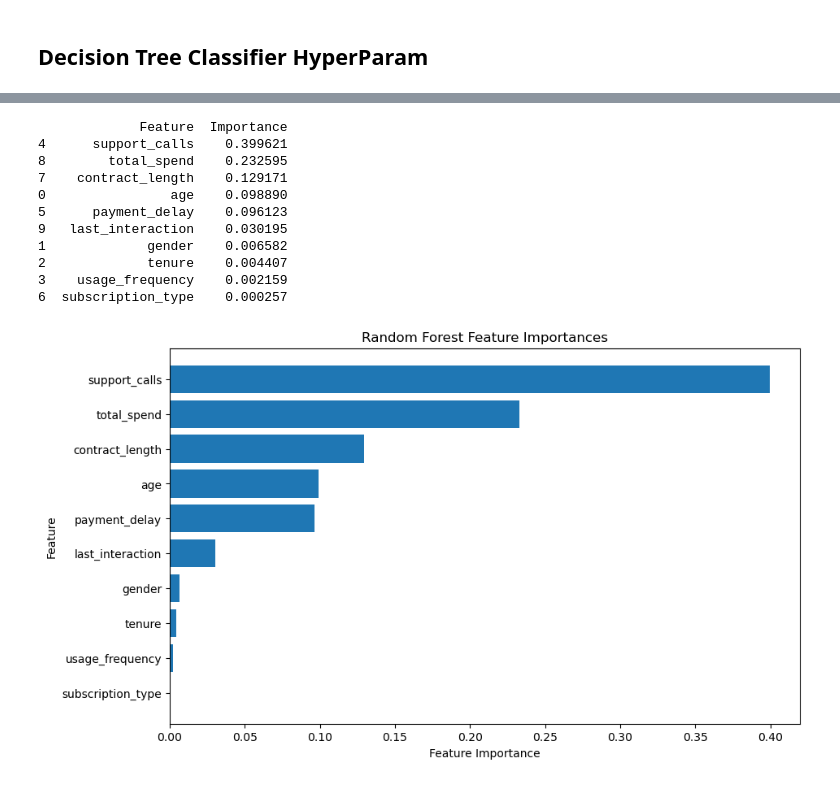
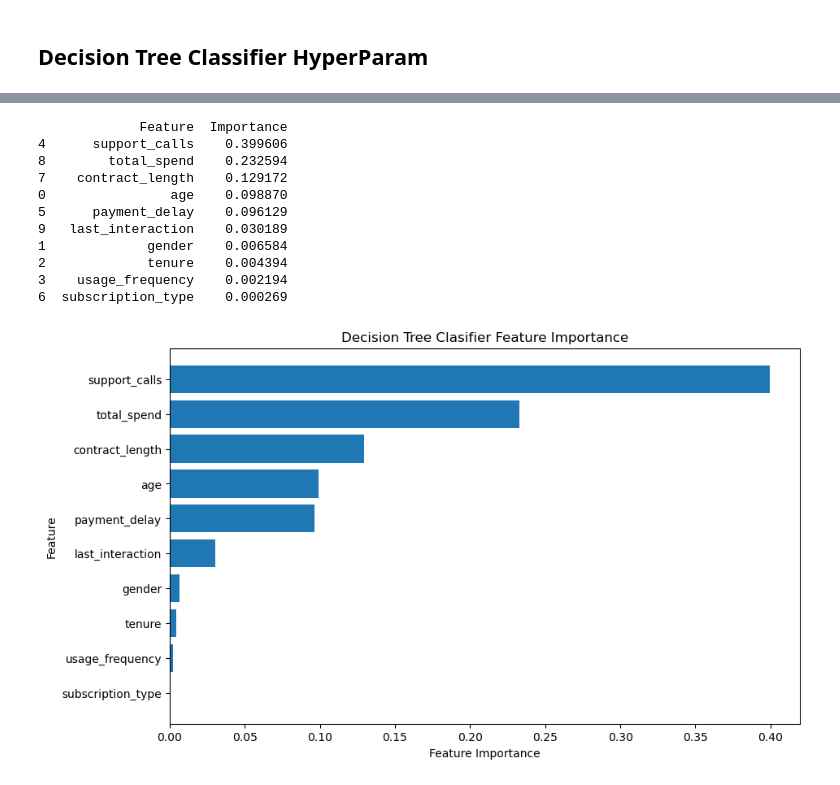
Before and after one commit to ndjo-byte/Machine_Learning_ChurnRate, a Jupyter notebook: Churn_Classifier_Project/notebooks/03_EntrenamientoEvaluación/02_DecisTreeClass_EntrenEval.ipynb, the cells around one changed output, grey strips where cells are left out. Saved outputs shown, nothing was run; the diff lists cells and outputs as text; code cells hidden in the pictures.

```diff
--- a/Churn_Classifier_Project/notebooks/03_EntrenamientoEvaluación/02_DecisTreeClass_EntrenEval.ipynb
+++ b/Churn_Classifier_Project/notebooks/03_EntrenamientoEvaluación/02_DecisTreeClass_EntrenEval.ipynb
@@ -164,43 +205,41 @@ weighted avg       0.94      0.93      0.93    151562
 # %%
-import matplotlib.pyplot as plt
-
-# Access the best estimator's RandomForestClassifier
+# Access the best estimator's Classifier
 best_dtC = dtC_rs.best_estimator_.named_steps['estimator']
 
 # Get feature importances
 importances = best_dtC.feature_importances_
 
 # Map to feature names
 feature_names = X_train.columns
 feature_importance_df = pd.DataFrame({
     'Feature': feature_names,
     'Importance': importances
 }).sort_values(by='Importance', ascending=False)
 
 # Display the top 10 features
 print(feature_importance_df.head(10))
 
 # Visualize
 plt.figure(figsize=(10, 6))
 plt.barh(feature_importance_df['Feature'], feature_importance_df['Importance'])
 plt.xlabel('Feature Importance')
 plt.ylabel('Feature')
-plt.title('Random Forest Feature Importances')
+plt.title('Decision Tree Clasifier Feature Importance')
 plt.gca().invert_yaxis()
 plt.show()
 # %% [output]
              Feature  Importance
-4      support_calls    0.399621
-8        total_spend    0.232595
-7    contract_length    0.129171
-0                age    0.098890
-5      payment_delay    0.096123
-9   last_interaction    0.030195
-1             gender    0.006582
-2             tenure    0.004407
-3    usage_frequency    0.002159
-6  subscription_type    0.000257
+4      support_calls    0.399606
+8        total_spend    0.232594
+7    contract_length    0.129172
+0                age    0.098870
+5      payment_delay    0.096129
+9   last_interaction    0.030189
+1             gender    0.006584
+2             tenure    0.004394
+3    usage_frequency    0.002194
+6  subscription_type    0.000269
-[figure, old version]
+[figure, new version]
 # %%
 import pickle
 
```
Also changed, not shown: parts of 5 cells of this notebook, 12 other files.
